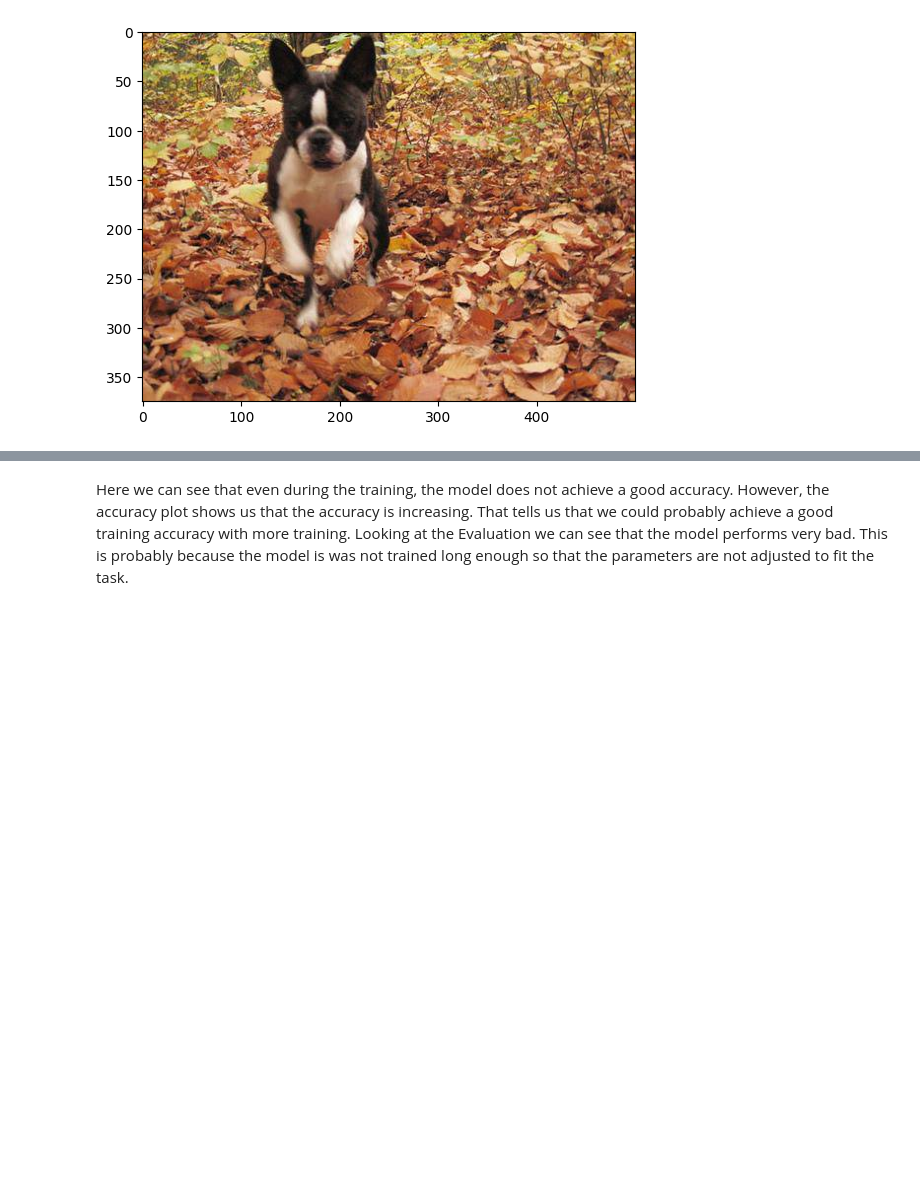
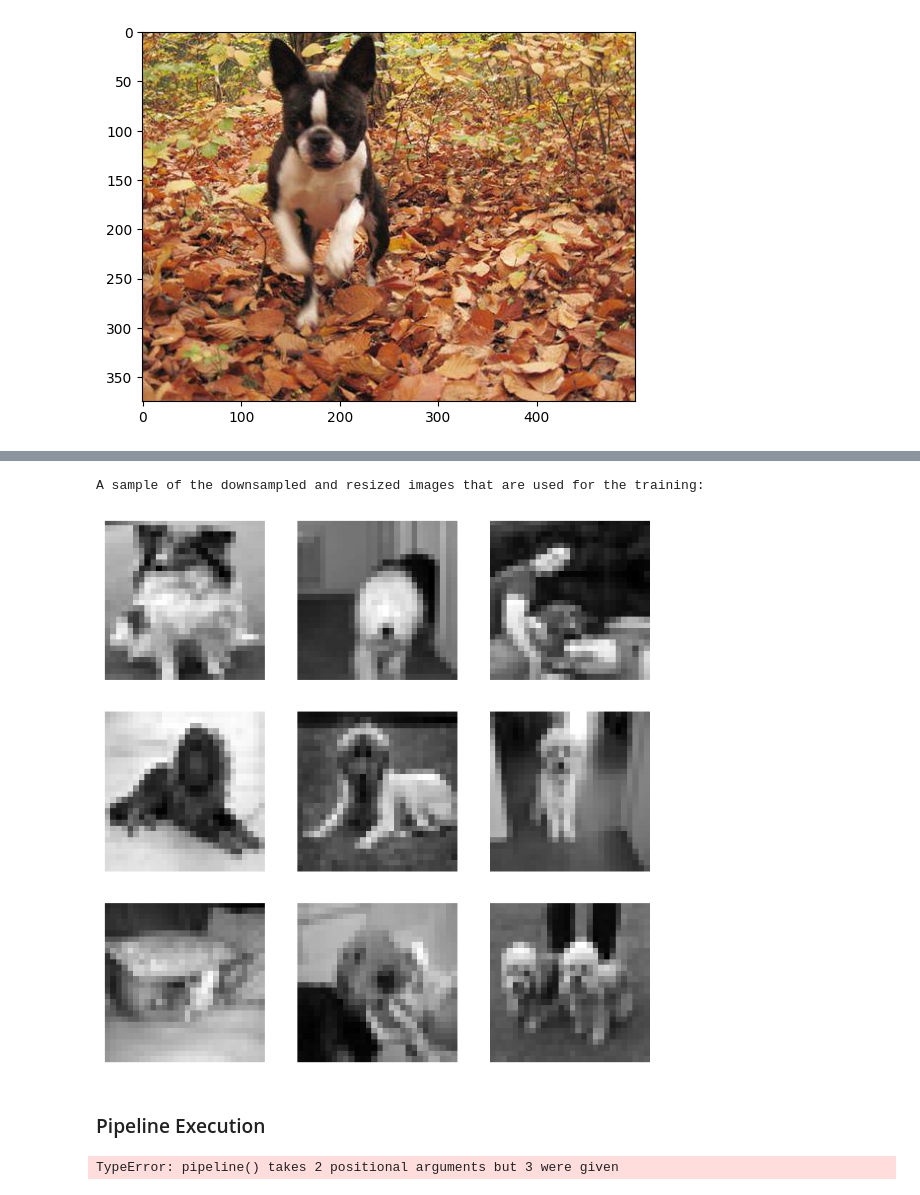
Before and after one commit to radtklau/mnist, a Jupyter notebook: dogs.ipynb, the cells around one changed output, grey strips where cells are left out. Drawn from its saved outputs; the diff is of its cells as text; code cells hidden in the pictures; blank space fills up the shorter version.

```diff
--- a/dogs.ipynb
+++ b/dogs.ipynb
@@ -30,5 +17,6 @@ warnings.filterwarnings('ignore')
 ### Importing Data
 # %%
 sample_submission = pd.read_csv('data/dogs/sample_submission.csv')
-labels = pd.read_csv('data/dogs/labels.csv')
-labels = labels[:5000] #reducing the size of the dataset to 5000 images because of memory issues
+ids_labels_df = pd.read_csv('data/dogs/labels.csv')
+ids_labels_df = ids_labels_df[:5000] #reducing the size of the dataset to 5000 images because of memory issues
+ids_labels = ids_labels_df.values
@@ -83,24 +92,0 @@ Axes(0.125,0.11;0.775x0.77)
-# %%
-dataset_path = 'data/dogs/train'
-new_size = (128, 128)
-resized_img_list = []
-
-for i, image_id in enumerate(os.listdir(dataset_path)):
-    if i == 5000:
-        break
-    image_path = os.path.join(dataset_path, image_id)
-    img = image.load_img(image_path)
-    img_array = image.img_to_array(img)
-    resized_img_array = tf.image.resize(img_array, new_size) #resizing the image
-    resized_img_array = resized_img_array / 255.0 #normalizing the image
-    resized_img_list.append(resized_img_array)
-# %%
-random_images = random.sample(resized_img_list, 20)
-
-plt.figure(figsize=(15, 8))
-for i, img_array in enumerate(random_images, 1):
-    plt.subplot(4, 5, i)
-    plt.imshow(img_array)
-    plt.axis('off')
-
-plt.show()
@@ -388,2 +93,23 @@ Accuracy: 0.006000000052154064
-# %% [markdown]
-Here we can see that even during the training, the model does not achieve a good accuracy. However, the accuracy plot shows us that the accuracy is increasing. That tells us that we could probably achieve a good training accuracy with more training. Looking at the Evaluation we can see that the model performs very bad. This is probably because the model is was not trained long enough so that the parameters are not adjusted to fit the task.
+# %%
+print("A sample of the downsampled and resized images that are used for the training: ")
+random_indices = np.random.choice(features.shape[0], size=9, replace=False)
+fig, axes = plt.subplots(3, 3, figsize=(8, 8))
+
+# Iterate over the random indices and display images
+for i, ax in enumerate(axes.flat):
+    random_index = random_indices[i]
+    image = features[random_index]
+
+    ax.imshow(image, cmap='gray')  # Assuming images are grayscale
+    ax.axis('off')
+
+plt.show()
+# %% [output]
+A sample of the downsampled and resized images that are used for the training:
+[figure, added]
+# %% [markdown]
+### Pipeline Execution
+# %%
+pl.pipeline(features, labels, 120)
+# %% [output]
+TypeError: pipeline() takes 2 positional arguments but 3 were given
```
Also changed, not shown: parts of 38 cells of this notebook, 3 other files.
